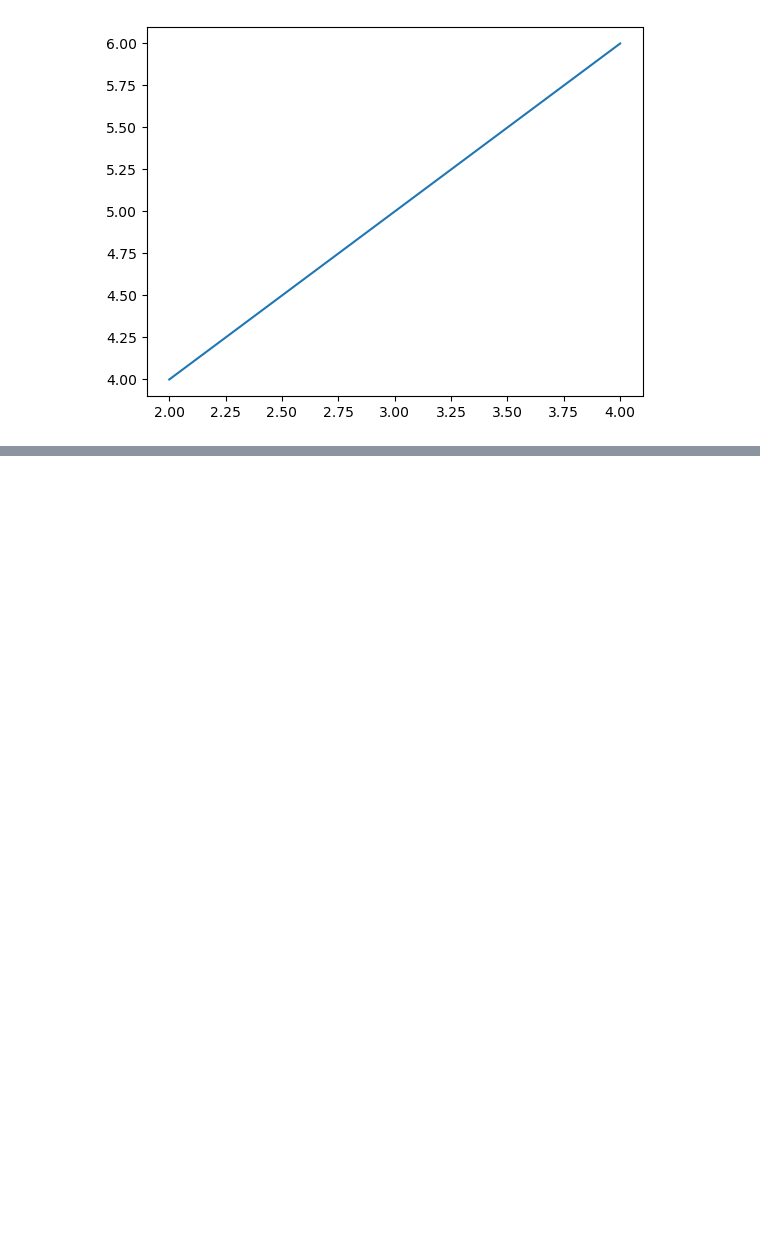
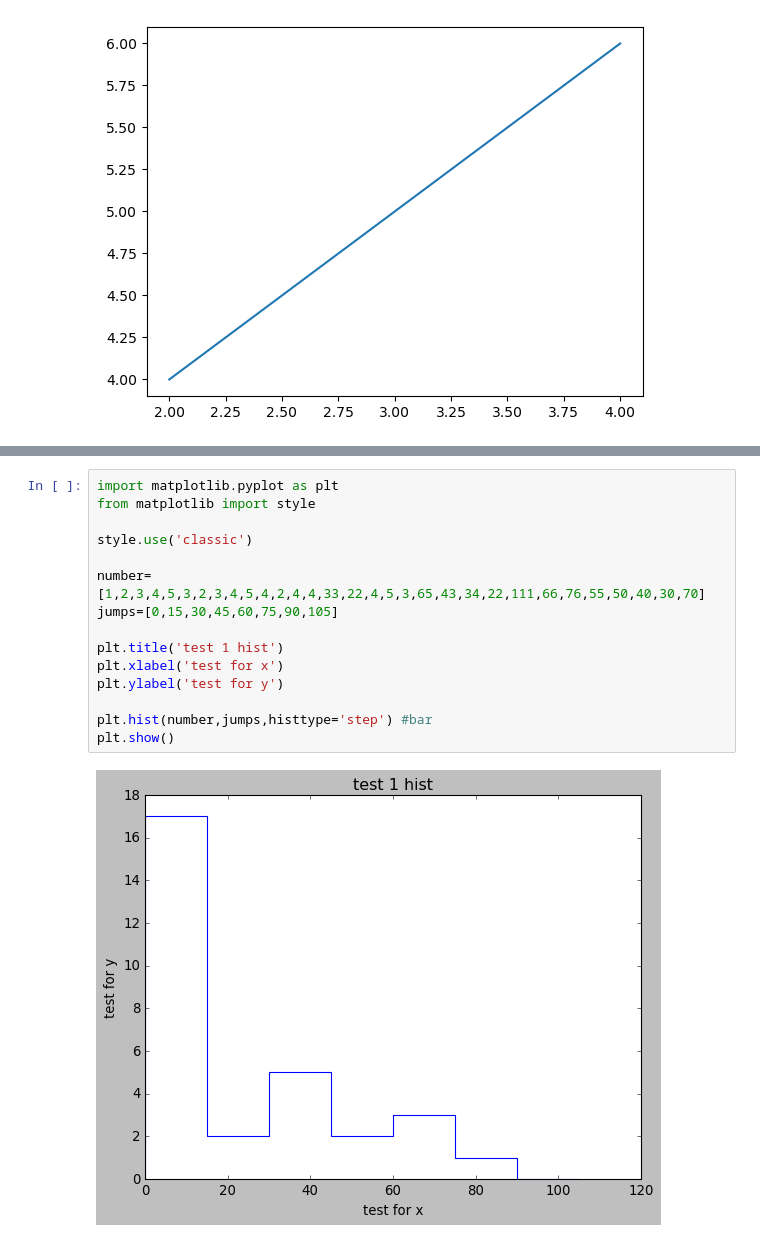
Before and after one commit to Shyam165/Summer-Internship, a Jupyter notebook: Matplotlib/matplotlib.ipynb, the cells around one changed output, grey strips where cells are left out. Cells and saved outputs as stored; diff of their text form; blank space fills up the shorter version.

```diff
--- a/Matplotlib/matplotlib.ipynb
+++ b/Matplotlib/matplotlib.ipynb
@@ -12,0 +40,17 @@ plt.show
+# %%
+import matplotlib.pyplot as plt
+from matplotlib import style
+
+style.use('classic')
+
+number=[1,2,3,4,5,3,2,3,4,5,4,2,4,4,33,22,4,5,3,65,43,34,22,111,66,76,55,50,40,30,70]
+jumps=[0,15,30,45,60,75,90,105]
+
+plt.title('test 1 hist')
+plt.xlabel('test for x')
+plt.ylabel('test for y')
+
+plt.hist(number,jumps,histtype='step') #bar
+plt.show()
+# %% [output]
+[figure, added]
```
Also changed, not shown: parts of 3 cells of this notebook.
